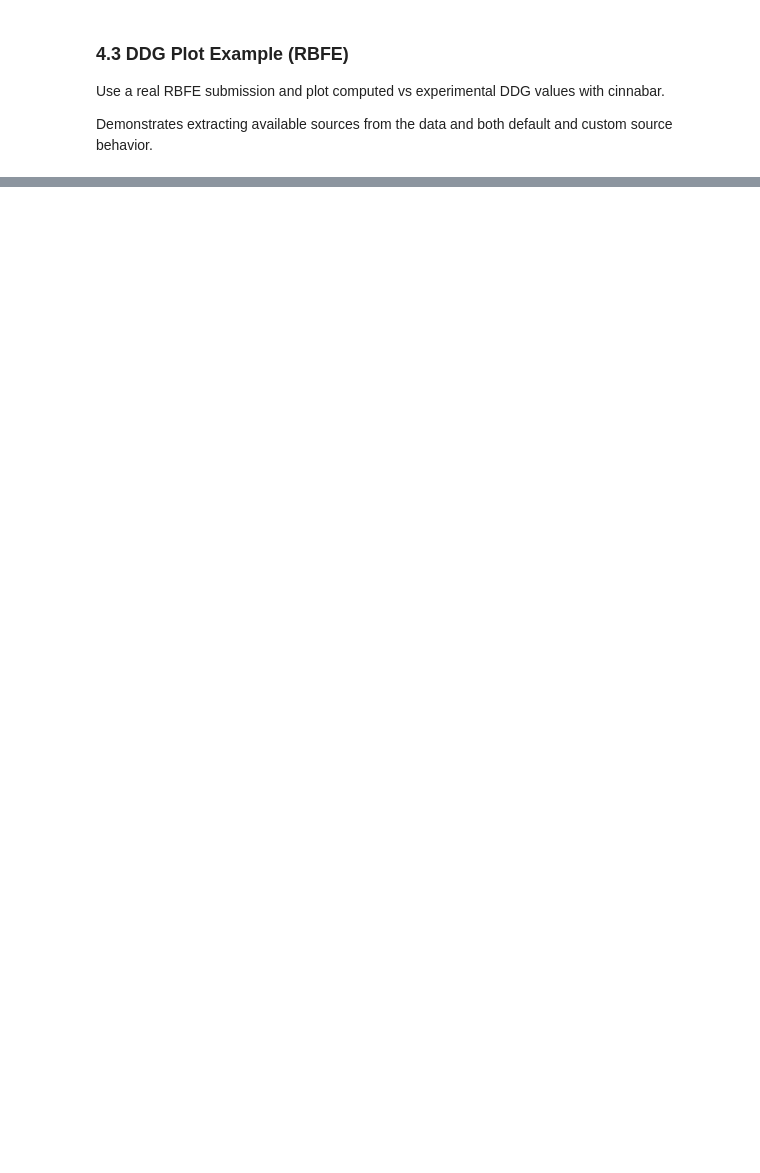
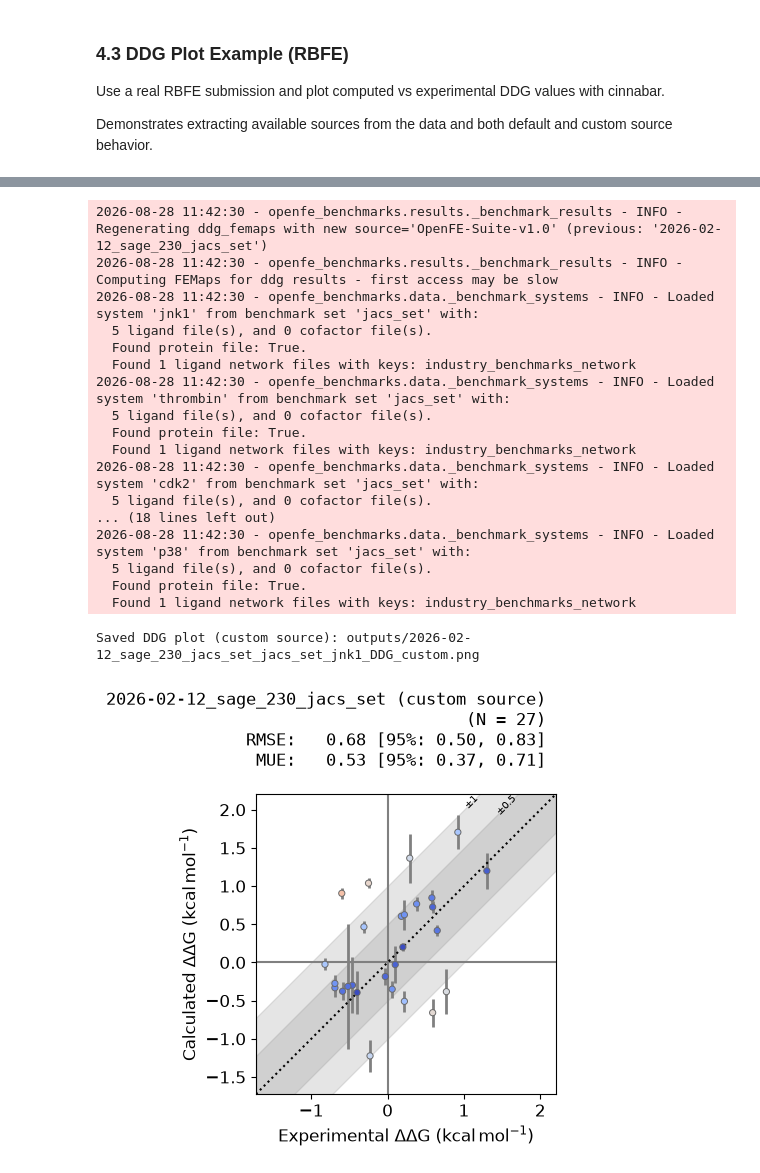
Before and after one commit to OpenFreeEnergy/openfe-benchmarks, a Jupyter notebook: examples/4_benchmark_result_plot.ipynb, the cells around one changed output, grey strips where cells are left out. Saved outputs shown, nothing was run; the diff lists cells and outputs as text; code cells hidden in the pictures; blank space fills up the shorter version.

```diff
--- a/examples/4_benchmark_result_plot.ipynb
+++ b/examples/4_benchmark_result_plot.ipynb
@@ -295,0 +315,42 @@ print(f"Saved DDG plot (custom source): {ddg_plot_file_custom}")
+# %%
+# Example 2: Using custom source override
+custom_source_label = "OpenFE-Suite-v1.0"
+ddg_femap_custom = rbfe_submission.ddg_femaps(
+    source=custom_source_label, force_source_update=True
+)
+(system_group, system_name), ddg_femap_custom = next(iter(ddg_femap_custom.items()))
+
+ddg_plot_file_custom = (
+    output_dir
+    / f"{rbfe_submission.submission_id}_{system_group}_{system_name}_DDG_custom.png"
+)
+plotting.plot_DDGs(
+    ddg_femap_custom,
+    source=custom_source_label,
+    title=f"{rbfe_submission.submission_id} (custom source)",
+    figsize=5,
+    scatter_kwargs={"s": 20, "marker": "o"},
+    filename=ddg_plot_file_custom.as_posix(),
+)
+
+print(f"Saved DDG plot (custom source): {ddg_plot_file_custom}")
+# %% [output]
+2026-08-28 11:42:30 - openfe_benchmarks.results._benchmark_results - INFO - Regenerating ddg_femaps with new source='OpenFE-Suite-v1.0' (previous: '2026-02-12_sage_230_jacs_set')
+2026-08-28 11:42:30 - openfe_benchmarks.results._benchmark_results - INFO - Computing FEMaps for ddg results - first access may be slow
+2026-08-28 11:42:30 - openfe_benchmarks.data._benchmark_systems - INFO - Loaded system 'jnk1' from benchmark set 'jacs_set' with:
+  5 ligand file(s), and 0 cofactor file(s).
+  Found protein file: True.
+  Found 1 ligand network files with keys: industry_benchmarks_network
+2026-08-28 11:42:30 - openfe_benchmarks.data._benchmark_systems - INFO - Loaded system 'thrombin' from benchmark set 'jacs_set' with:
+  5 ligand file(s), and 0 cofactor file(s).
+  Found protein file: True.
+  Found 1 ligand network files with keys: industry_benchmarks_network
+2026-08-28 11:42:30 - openfe_benchmarks.data._benchmark_systems - INFO - Loaded system 'cdk2' from benchmark set 'jacs_set' with:
+  5 ligand file(s), and 0 cofactor file(s).
+... (18 lines left out)
+2026-08-28 11:42:30 - openfe_benchmarks.data._benchmark_systems - INFO - Loaded system 'p38' from benchmark set 'jacs_set' with:
+  5 ligand file(s), and 0 cofactor file(s).
+  Found protein file: True.
+  Found 1 ligand network files with keys: industry_benchmarks_network
+Saved DDG plot (custom source): outputs/2026-02-12_sage_230_jacs_set_jacs_set_jnk1_DDG_custom.png
+[figure, added]
```
Also changed, not shown: parts of 7 cells of this notebook, 8 other files.
